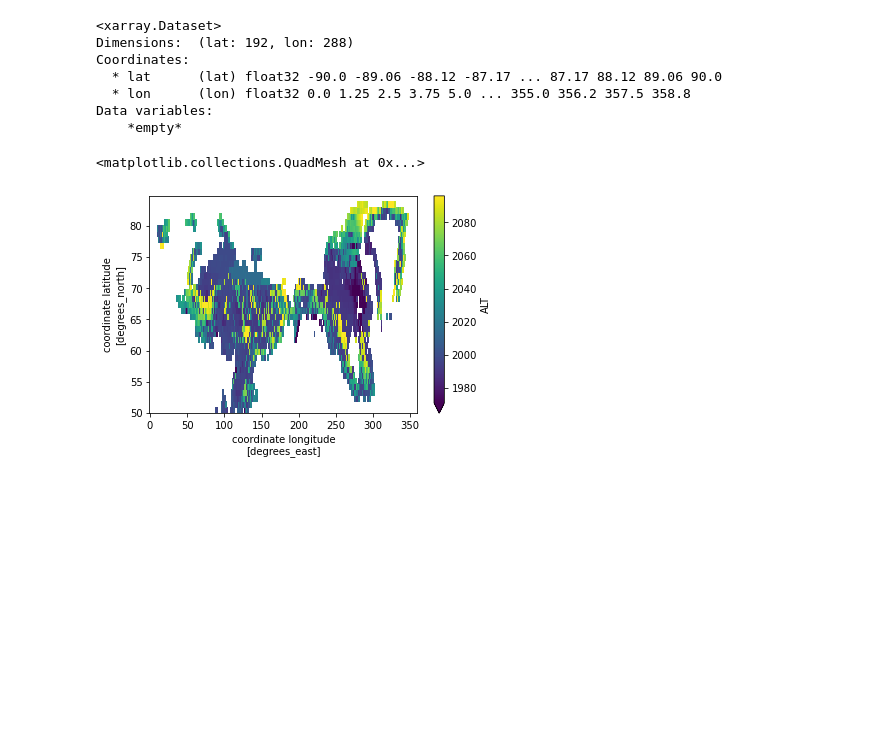
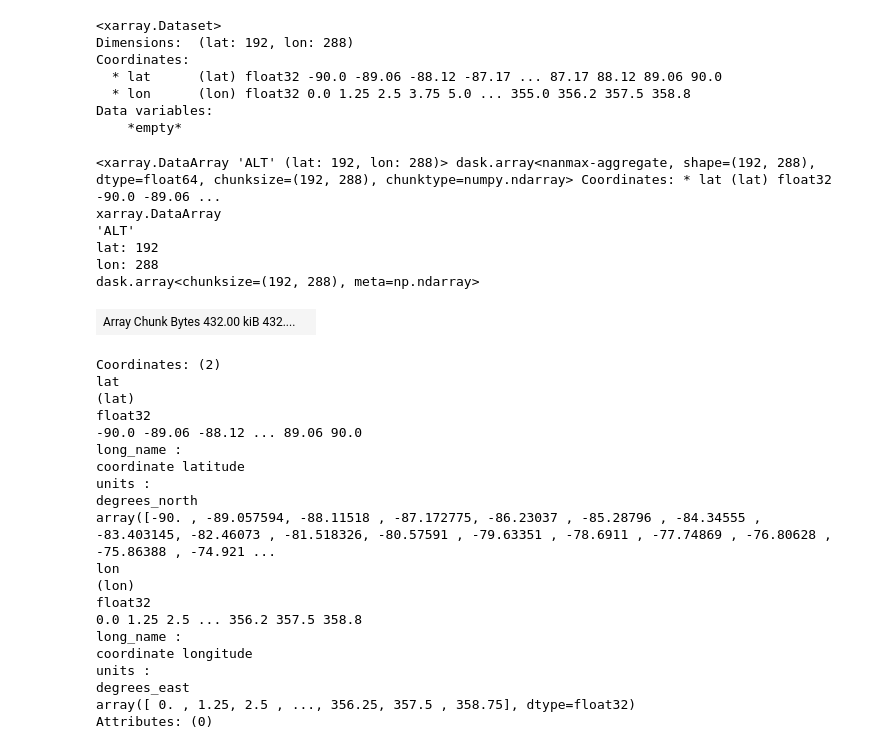
Before and after one commit to eschlerm/permafrost, a Jupyter notebook: ToE.ipynb, the cells around one changed output. Saved outputs shown, nothing was run; the diff lists cells and outputs as text; code cells hidden in the pictures; blank space fills up the shorter version.

```diff
--- a/ToE.ipynb
+++ b/ToE.ipynb
@@ -807,8 +802,33 @@ for v in range(len(test_vars)):
 
 #     ToE = ToE.where(ToE>1850)
 #     ToE = ToE.where(ToE<2095)
-# %%
-ToE.ALT.sel(lat=slice(50,85)).plot(robust=True)
-# %% [output]
-<matplotlib.collections.QuadMesh at 0x...>
-[figure, removed]
+# %%
+ToE.ALT
+# %% [output]
+<xarray.DataArray 'ALT' (lat: 192, lon: 288)> dask.array<nanmax-aggregate, shape=(192, 288), dtype=float64, chunksize=(192, 288), chunktype=numpy.ndarray> Coordinates: * lat (lat) float32 -90.0 -89.06 ...
+xarray.DataArray
+'ALT'
+lat: 192
+lon: 288
+dask.array<chunksize=(192, 288), meta=np.ndarray>
+| Array Chunk Bytes 432.00 kiB 432.... |  |
+Coordinates: (2)
+lat
+(lat)
+float32
+-90.0 -89.06 -88.12 ... 89.06 90.0
+long_name :
+coordinate latitude
+units :
+degrees_north
+array([-90. , -89.057594, -88.11518 , -87.172775, -86.23037 , -85.28796 , -84.34555 , -83.403145, -82.46073 , -81.518326, -80.57591 , -79.63351 , -78.6911 , -77.74869 , -76.80628 , -75.86388 , -74.921 ...
+lon
+(lon)
+float32
+0.0 1.25 2.5 ... 356.2 357.5 358.8
+long_name :
+coordinate longitude
+units :
+degrees_east
+array([ 0. , 1.25, 2.5 , ..., 356.25, 357.5 , 358.75], dtype=float32)
+Attributes: (0)
```
Also changed, not shown: parts of 11 cells of this notebook.
